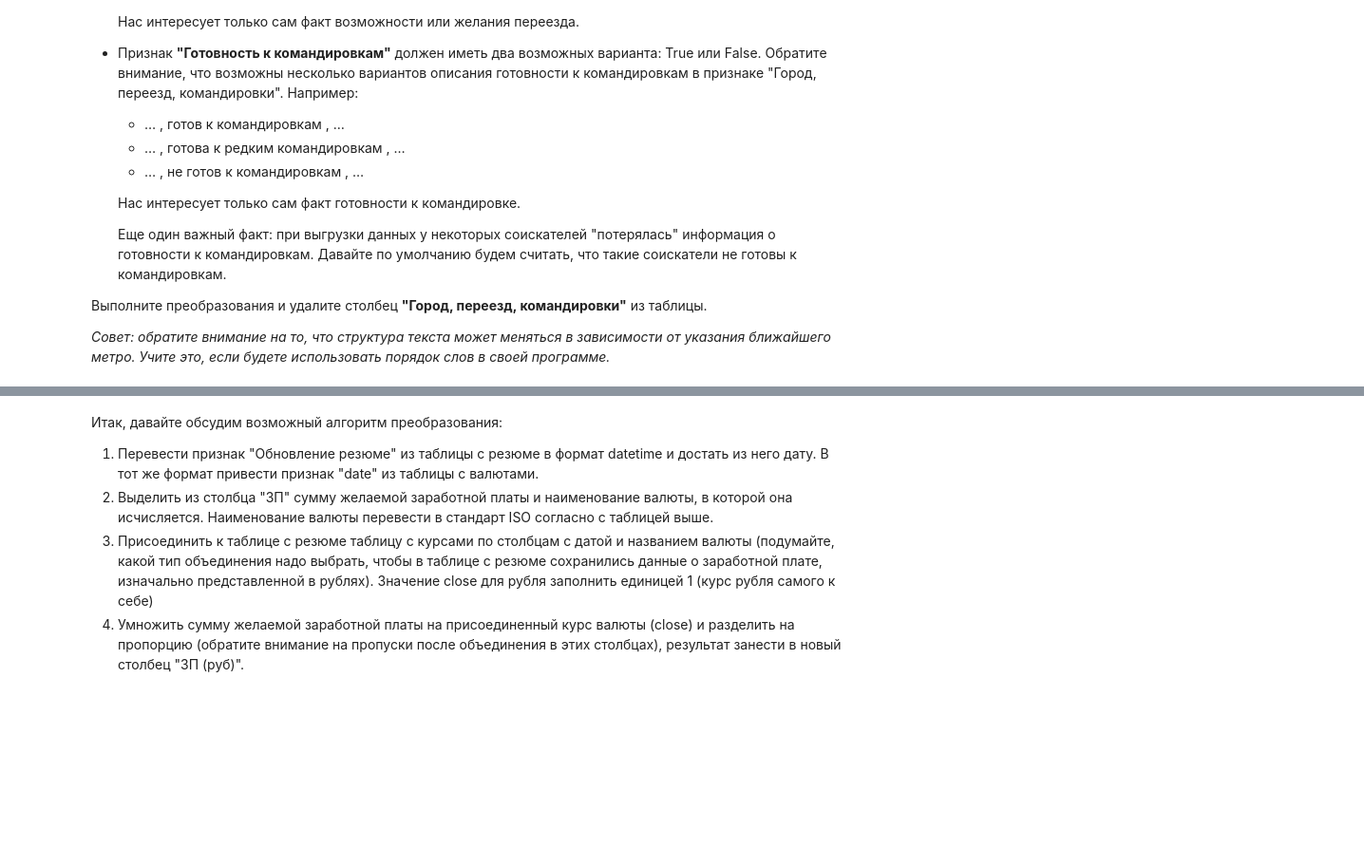
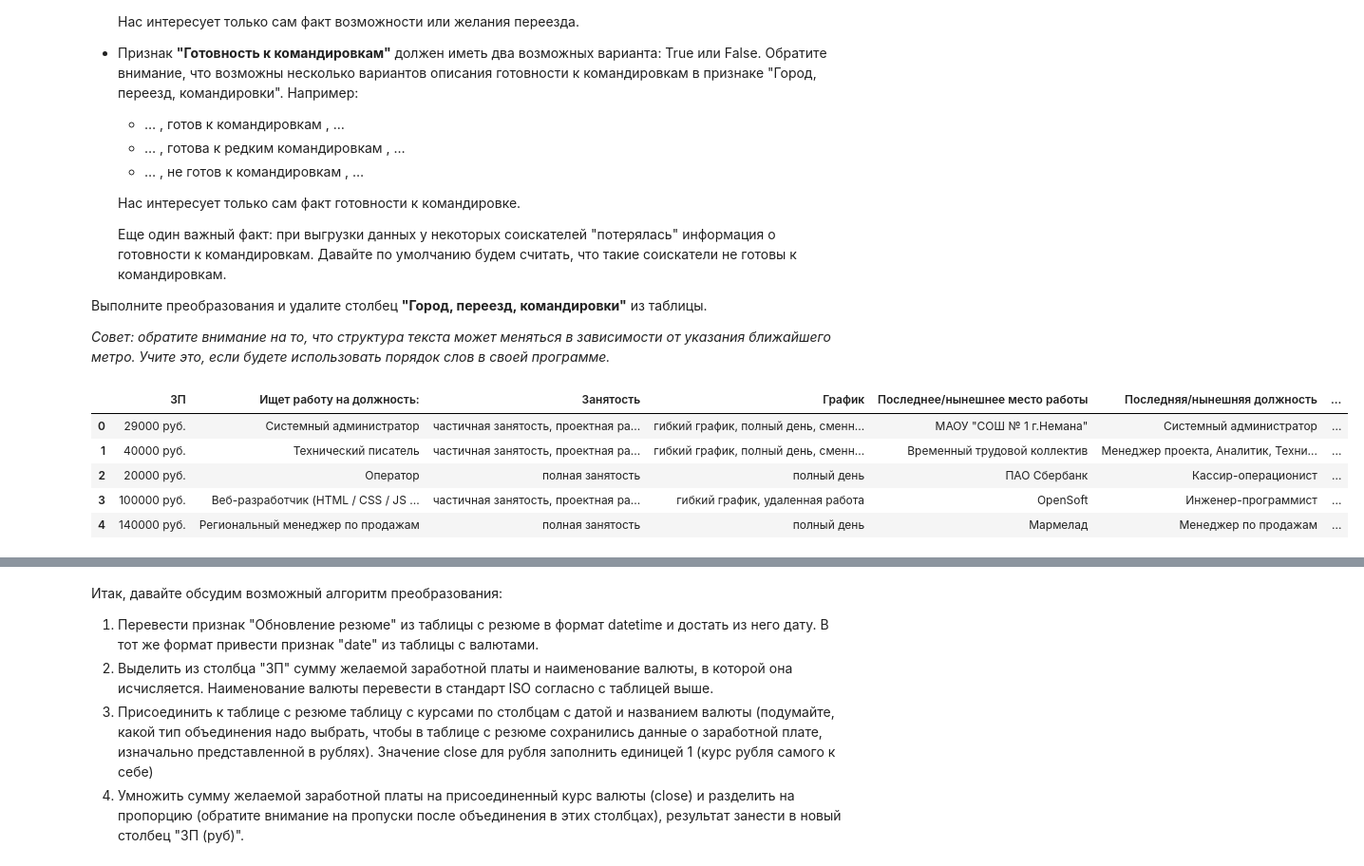
Before and after one commit to Elancinos/SF_DS_COURSE, a Jupyter notebook: Project_1/Project-1._Ноутбук-шаблон.ipynb, the cells around one changed output, grey strips where cells are left out. Shown at 95% size. Drawn from its saved outputs; the diff is of its cells as text; code cells hidden in the pictures; blank space fills up the shorter version.

```diff
--- a/Project_1/Project-1._Ноутбук-шаблон.ipynb
+++ b/Project_1/Project-1._Ноутбук-шаблон.ipynb
@@ -266,3 +338,88 @@ get_age('Мужчина , 39 лет , родился 27 ноября 1979')
 *Совет: обратите внимание на то, что структура текста может меняться в зависимости от указания ближайшего метро. Учите это, если будете использовать порядок слов в своей программе.*
 # %%
 #ваш код здесь
+
+def city_convert(input_str):
+
+    """Функция для сортировки городов по
+    категориям: Москва, Санкт-Петербург,
+    город-миллионник или другие.
+
+    Args:
+        input_str (str): Строка из стобца "Город, переезд, командировки"
+
+    Returns:
+        str: Строка с соответствующей категорией
+    """
+
+    million_cities = ['Новосибирск', 'Екатеринбург', 'Нижний Новгород', 'Казань', 'Челябинск', 'Омск', 'Самара', 'Ростов-на-Дону', 'Уфа', 'Красноярск', 'Пермь', 'Воронеж', 'Волгоград']
+    input_str = input_str.split(' , ')
+    city = input_str[0].strip()
+
+    if city == 'Москва':
+        return 'Москва'
+    elif city == 'Санкт-Петербург':
+        return 'Санкт-Петербург'
+    elif city in million_cities:
+        return 'город-миллионник'
+    else:
+        return 'другие'
+
+
+def moving_convert(input_str):
+
+    """Функция для конвертации статуса готовности к переезду в виде булевого значения.
+
+    Args:
+        input_str (str): Строка из стобца "Город, переезд, командировки"
+
+    Returns:
+        bool: True, если есть любая готовность
+        или желание к переездам, если готовности
+        нет - возвращает False
+    """
+
+    if ('не готов к переезду' in input_str) or ('не готова к переезду' in input_str):
+        return False
+    else:
+        return True
+
+
+def bissness_trips_convert(input_str):
+
+    """Функция для конвертации статуса готовности к командировкам в виде булевого значения.
+
+    Args:
+        input_str (str): Строка из стобца "Город, переезд, командировки"
+
+    Returns:
+        bool: True, если есть любая готовность
+        к командировкам, если готовности нет -
+        возвращает False
+    """
+
+    if 'командировкам' in input_str:
+        if 'не готов к командировкам' in input_str or 'не готова к командировкам' in input_str:
+            return False
+        else:
+            return True
+    else:
+        return False
+
+
+# Добавляем новые столбцы
+hh_data['Город'] = hh_data['Город, переезд, командировки'].apply(city_convert).astype('category')
+hh_data['Готовность к переезду'] = hh_data['Город, переезд, командировки'].apply(moving_convert)
+hh_data['Готовность к командировкам'] = hh_data['Город, переезд, командировки'].apply(bissness_trips_convert)
+
+# Убираем исходный столбец и выводим
+# результат для проверки
+hh_data = hh_data.drop('Город, переезд, командировки', axis=1)
+display(hh_data.head())
+# %% [output]
+|  | ЗП | Ищет работу на должность: | Занятость | График | Последнее/нынешнее место работы | Последняя/нынешняя должность | ... |
+| 0 | 29000 руб. | Системный администратор | частичная занятость, проектная ра... | гибкий график, полный день, сменн... | МАОУ "СОШ № 1 г.Немана" | Системный администратор | ... |
+| 1 | 40000 руб. | Технический писатель | частичная занятость, проектная ра... | гибкий график, полный день, сменн... | Временный трудовой коллектив | Менеджер проекта, Аналитик, Техни... | ... |
+| 2 | 20000 руб. | Оператор | полная занятость | полный день | ПАО Сбербанк | Кассир-операционист | ... |
+| 3 | 100000 руб. | Веб-разработчик (HTML / CSS / JS ... | частичная занятость, проектная ра... | гибкий график, удаленная работа | OpenSoft | Инженер-программист | ... |
+| 4 | 140000 руб. | Региональный менеджер по продажам | полная занятость | полный день | Мармелад | Менеджер по продажам | ... |
```
Also changed, not shown: parts of 13 cells of this notebook.
